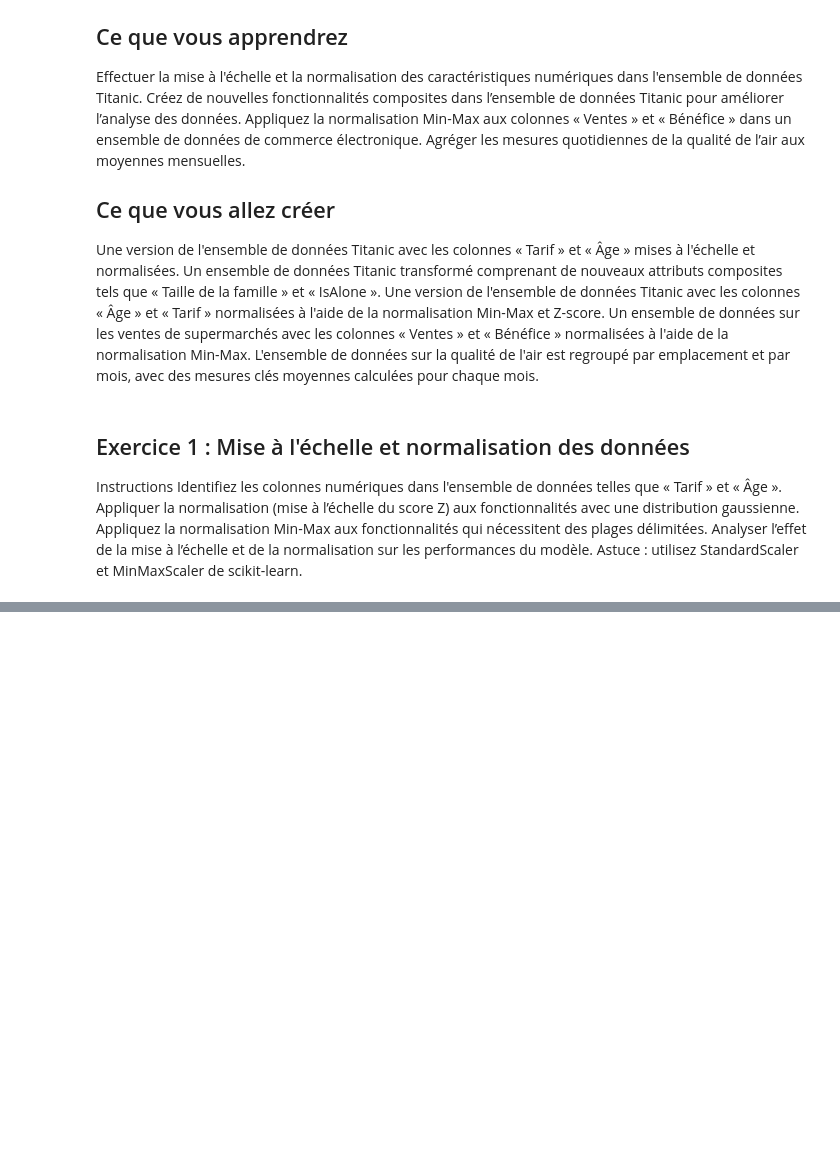
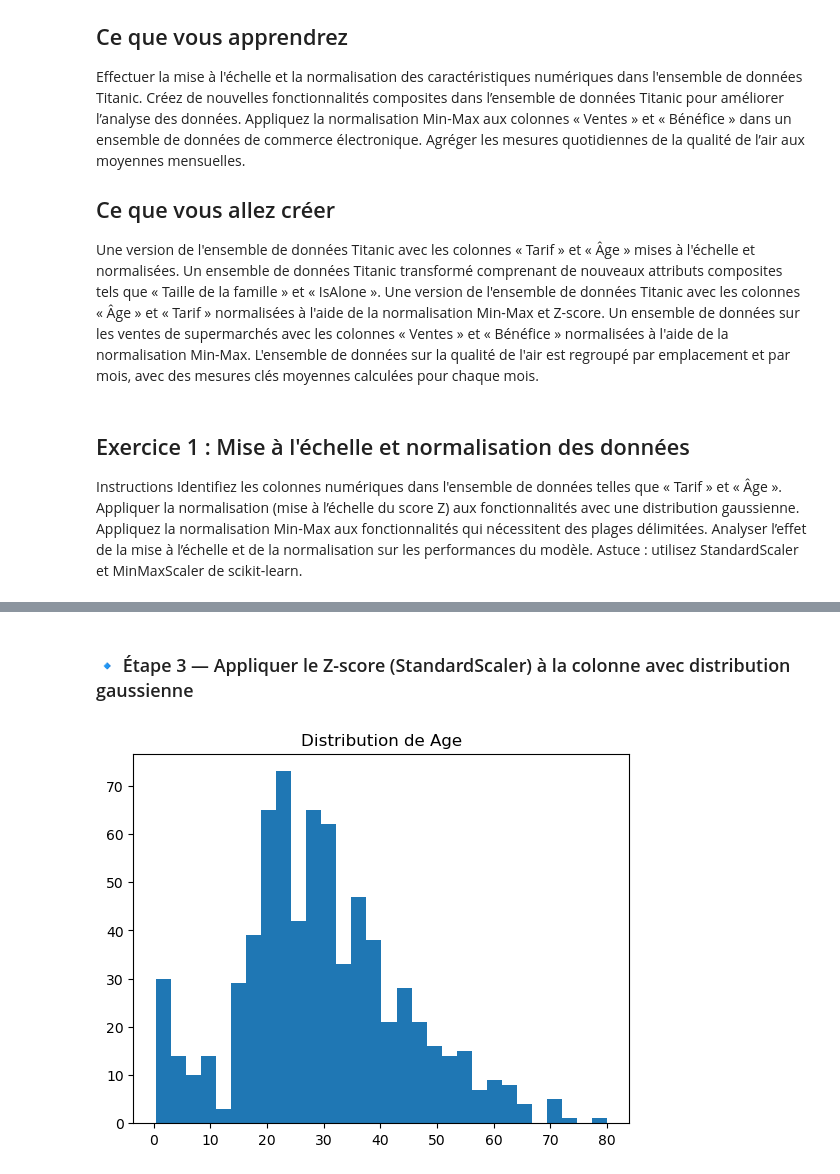
Before and after one commit to Michel836/FSTB_Bootcamp_2025_Repository_Github, a Jupyter notebook: Week02/Day3/data/W02D3_Exercice-XP-Gold.ipynb, the cells around one changed output, grey strips where cells are left out. Saved outputs shown, nothing was run; the diff lists cells and outputs as text; code cells hidden in the pictures; blank space fills up the shorter version.

```diff
--- a/Week02/Day3/data/W02D3_Exercice-XP-Gold.ipynb
+++ b/Week02/Day3/data/W02D3_Exercice-XP-Gold.ipynb
@@ -28,8 +30,9 @@ Astuce : utilisez StandardScaler et MinMaxScaler de scikit-learn.
 # %%
-# Cellule 1 : Import des librairies
 import pandas as pd
-import seaborn as sns
-from sklearn.preprocessing import StandardScaler, MinMaxScaler
-from sklearn.model_selection import train_test_split
-from sklearn.linear_model import LogisticRegression
-from sklearn.metrics import accuracy_score
+
+# Charger les données
+df = pd.read_csv("train.csv")
+
+# Afficher les colonnes numériques
+colonnes_numeriques = df.select_dtypes(include='number').columns
+print("Colonnes numériques :", colonnes_numeriques.tolist())
@@ -36,6 +40,0 @@ from sklearn.metrics import accuracy_score
-# %%
-# Cellule 2 : Chargement d’un jeu de données (exemple : Titanic de seaborn)
-df = sns.load_dataset("titanic")
-
-# On affiche les premières lignes
-df.head()
@@ -48,0 +43,4 @@ df.head()
+# %%
+# Garder uniquement Age, Fare et la cible Survived
+df = df[['Age', 'Fare', 'Survived']].dropna()
+df.head()
@@ -48,0 +54,17 @@ df.head()
+# %% [markdown]
+### 🔹 Étape 3 — Appliquer le Z-score (StandardScaler) à la colonne avec distribution gaussienne
+# %%
+from sklearn.preprocessing import StandardScaler
+import matplotlib.pyplot as plt
+
+# Vérifier la distribution d’Age (histogramme)
+plt.hist(df['Age'], bins=30)
+plt.title("Distribution de Age")
+plt.show()
+
+# Age suit une distribution approximativement gaussienne → StandardScaler
+scaler_z = StandardScaler()
+df_scaled = df.copy()
+df_scaled['Age'] = scaler_z.fit_transform(df[['Age']])
+# %% [output]
+[figure, added]
```
Also changed, not shown: parts of 66 cells of this notebook, 2 other files.
